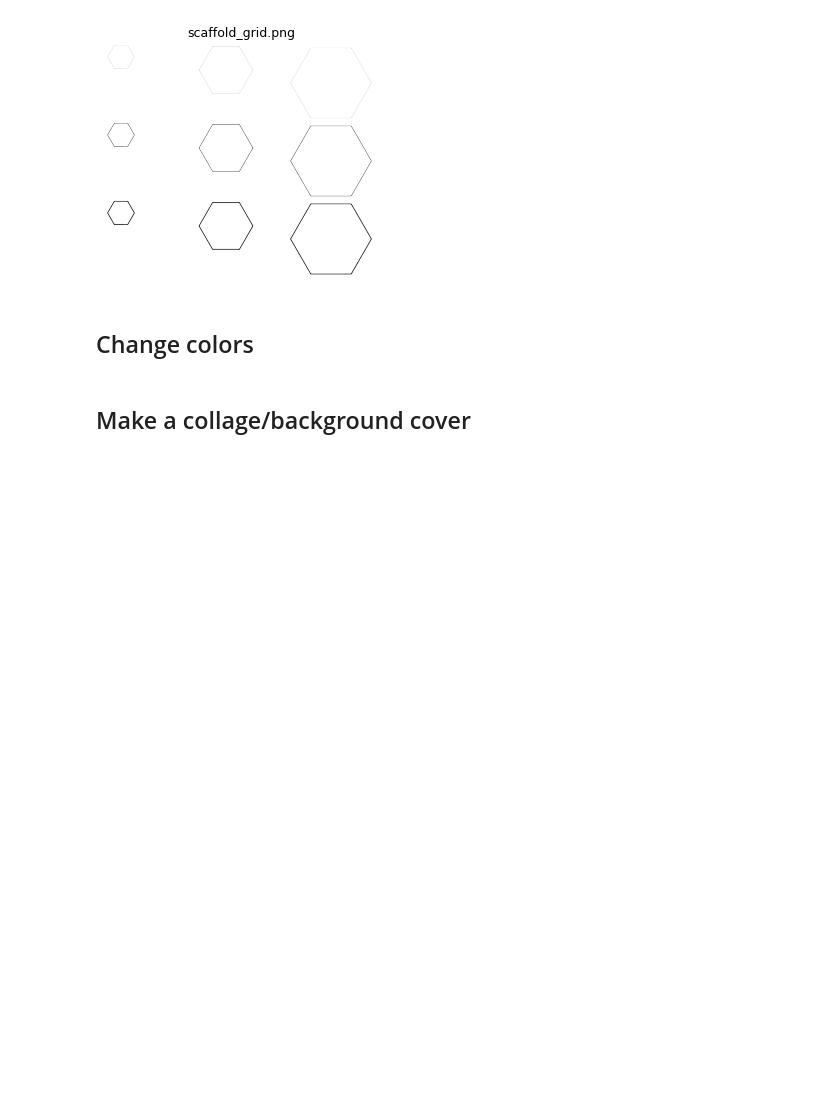
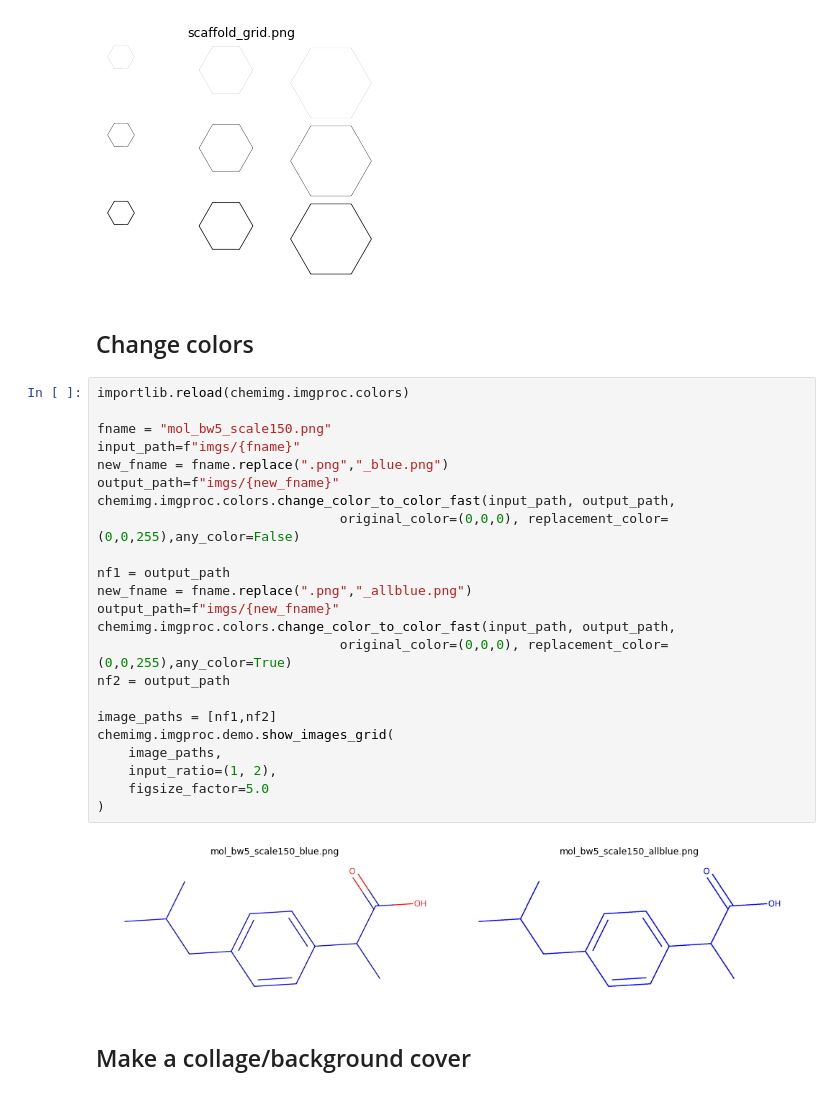
Before and after one commit to bsaldivaremc2/chemimg, a Jupyter notebook: demo.ipynb, the cells around one changed output. Saved outputs shown, nothing was run; the diff lists cells and outputs as text; blank space fills up the shorter version.

Commit message:
added color change

```diff
--- a/demo.ipynb
+++ b/demo.ipynb
@@ -100,5 +99,30 @@ Grid saved as imgs\scaffold_grid.png
 [figure]
 # %% [markdown]
 ## Change colors
+# %%
+importlib.reload(chemimg.imgproc.colors)
+
+fname = "mol_bw5_scale150.png"
+input_path=f"imgs/{fname}"
+new_fname = fname.replace(".png","_blue.png")
+output_path=f"imgs/{new_fname}"
+chemimg.imgproc.colors.change_color_to_color_fast(input_path, output_path,
+                               original_color=(0,0,0), replacement_color=(0,0,255),any_color=False)
+
+nf1 = output_path
+new_fname = fname.replace(".png","_allblue.png")
+output_path=f"imgs/{new_fname}"
+chemimg.imgproc.colors.change_color_to_color_fast(input_path, output_path,
+                               original_color=(0,0,0), replacement_color=(0,0,255),any_color=True)
+nf2 = output_path
+
+image_paths = [nf1,nf2]
+chemimg.imgproc.demo.show_images_grid(
+    image_paths,
+    input_ratio=(1, 2),
+    figsize_factor=5.0
+)
+# %% [output]
+[figure, added]
 # %% [markdown]
 ## Make a collage/background cover
```
Also changed, not shown: parts of 1 cell of this notebook, 4 other files.
